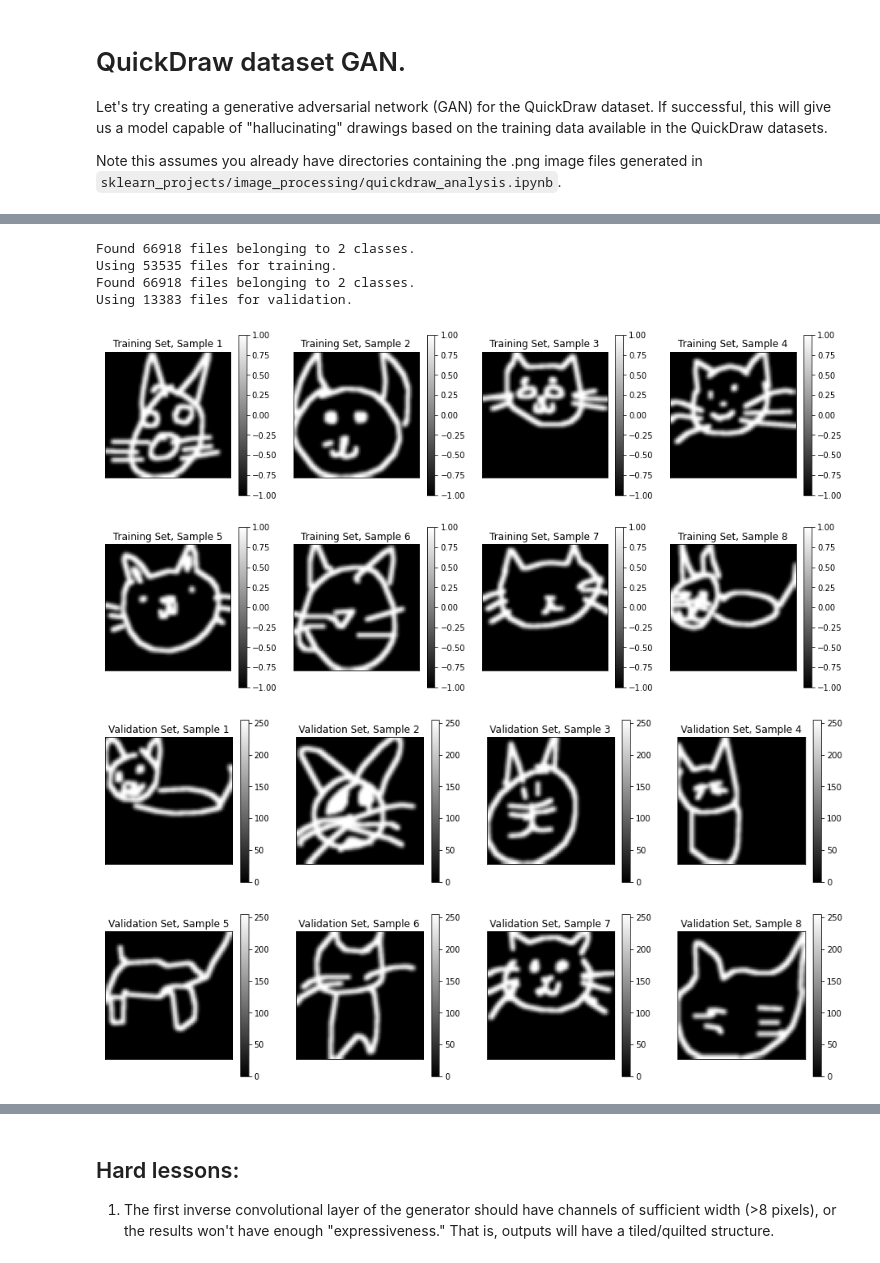
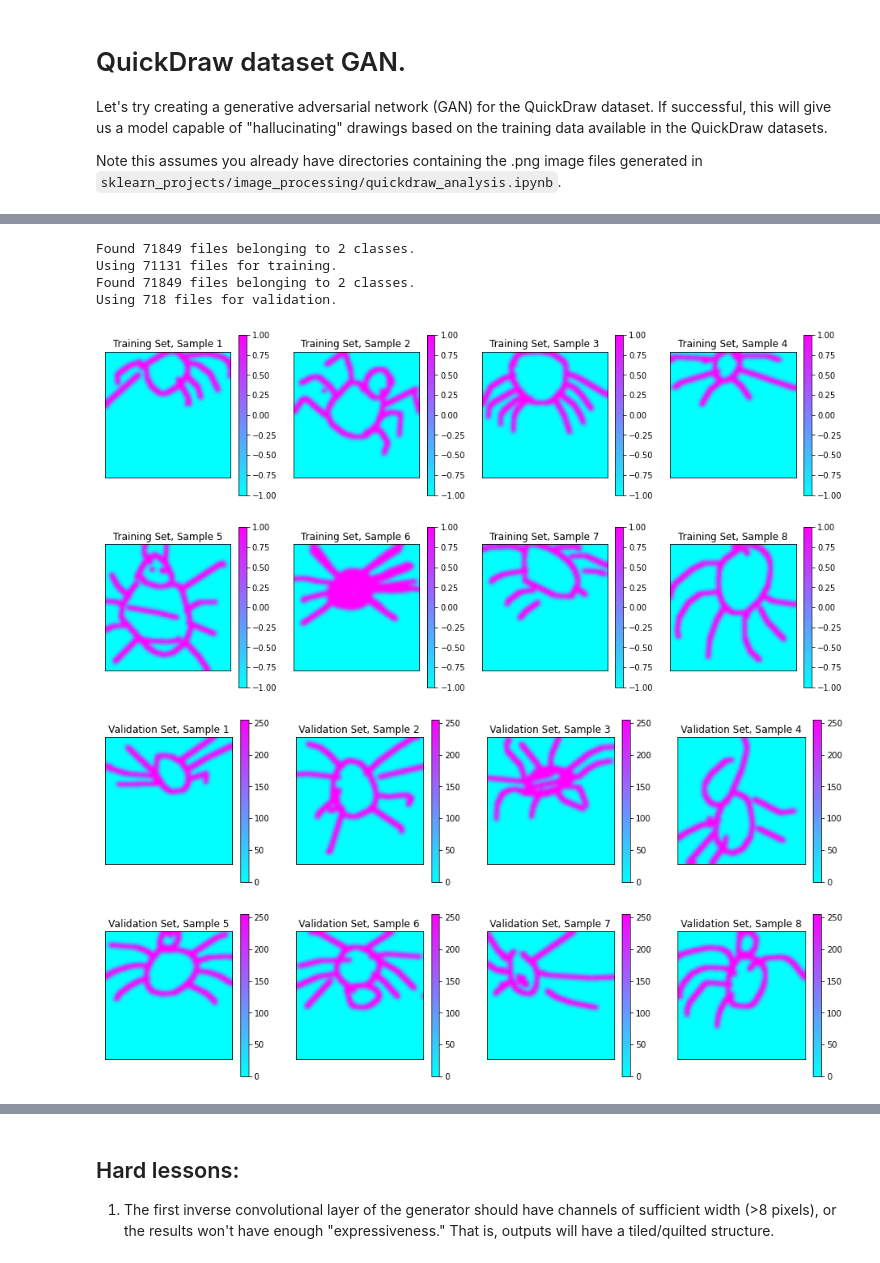
Before and after one commit to apdachowicz/test-projects, a Jupyter notebook: sklearn_projects/image_processing/quickdraw_gan.ipynb, the cells around one changed output, grey strips where cells are left out. Saved outputs shown, nothing was run; the diff lists cells and outputs as text; code cells hidden in the pictures.

```diff
--- a/sklearn_projects/image_processing/quickdraw_gan.ipynb
+++ b/sklearn_projects/image_processing/quickdraw_gan.ipynb
@@ -80,10 +80,10 @@ for data_name in data_names:
 # %%
 # define input dataset
 ################
-image_class = 'cat'
+image_class = 'spider'
 path_to_class_images = 'D:/Personal/code_projects/test-projects/datasets/quickdraw/quickdraw_simplified/output_images/'
 seed = 18210
-val_split = 0.2
+val_split = 0.01
 batch_size = 64
 image_size = (64, 64)  # downsampling from original (256, 256) to speed training
 ################
@@ -117,29 +117,29 @@ val_dataset = image_dataset_from_directory(directory=path_to_class_images + '{}/
                                            interpolation='area',
                                            subset='validation')
 # %% [output]
-Found 66918 files belonging to 2 classes.
-Using 53535 files for training.
-Found 66918 files belonging to 2 classes.
-Using 13383 files for validation.
+Found 71849 files belonging to 2 classes.
+Using 71131 files for training.
+Found 71849 files belonging to 2 classes.
+Using 718 files for validation.
 # %%
 # viz. training data samples
 dataset_names = ['Training', 'Validation']
 for dataset_index, dataset in enumerate([train_dataset, val_dataset]):
     plt.figure(figsize = (16,8))
     for batch in dataset.take(1):
         for i in range(8):
             image = batch[i,:,:,0]
             plt.subplot(2, 4, i + 1)
             plt.imshow(image,
-                       cmap='gray')
+                       cmap='cool')
             plt.title('{} Set, Sample {}'.format(dataset_names[dataset_index],
                                                 str(i+1)))
             plt.colorbar()
             plt.xticks([])
             plt.yticks([])
 # %% [output]
-[figure, old version]
+[figure, new version]
-[figure, old version]
+[figure, new version]
 # %%
 ######################
 # discriminator inputs
```
Also changed, not shown: parts of 6 cells of this notebook, 1 other file.
